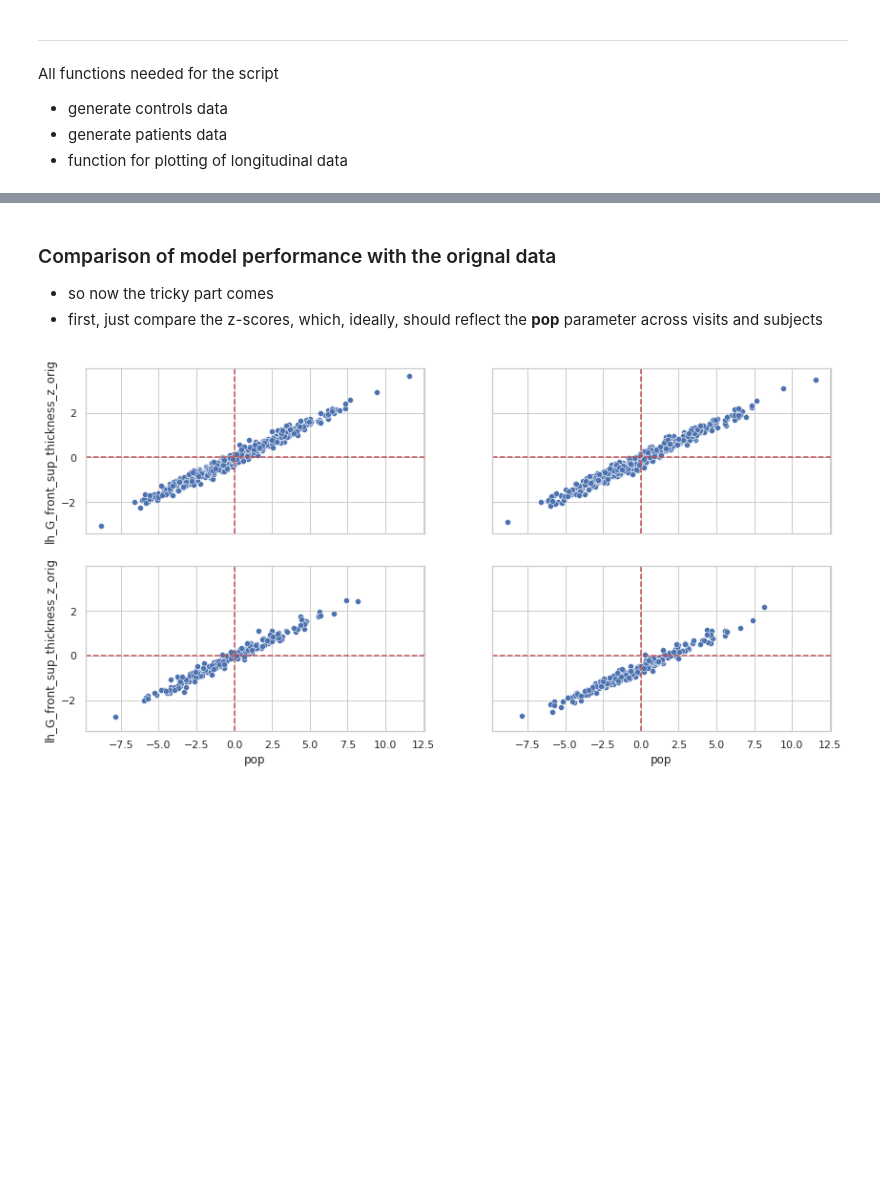
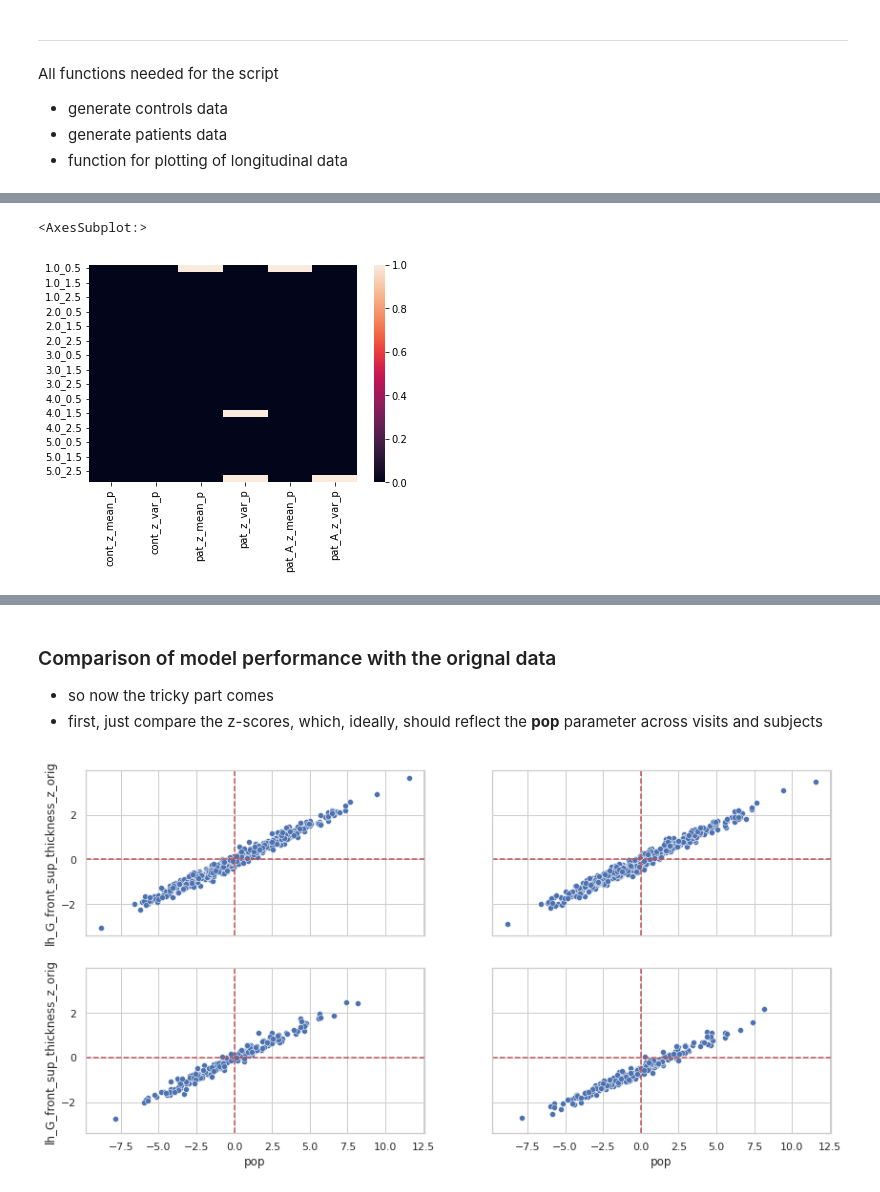
Before and after one commit to bbuckova/ESO_normative, a Jupyter notebook: simulation_sudy.ipynb, the cells around one changed output, grey strips where cells are left out. Saved outputs shown, nothing was run; the diff lists cells and outputs as text; code cells hidden in the pictures; blank space fills up the shorter version.

Commit message:
[simulations] simulation for only one age group added

```diff
--- a/simulation_sudy.ipynb
+++ b/simulation_sudy.ipynb
@@ -365,13 +429,14 @@ thick_idp = [i for i in idp_ids if 'thick' in i]
 
 # Takes the IDP to process as an input
 import sys
-random_idp_id = sys.argv[1]
+random_idp_id = 2
+age = 'all'
 print(random_idp_id)
 random_idp=thick_idp[int(random_idp_id)] # prints var1
 
 
 # create empty data array (3D) to store the results in
-data = np.zeros([len(np.arange(1, 5.5, 0.5)) * len(np.arange(0.5, 3.5, 0.5)), 10])
+data = np.zeros([len(np.arange(1, 6, 1)) * len(np.arange(0.5, 3.5, 0.5)), 14])
 
 ###
 # cycle is cancelled, this is going to be paralelized for effeciency
@@ -381,21 +446,26 @@ print(random_idp)
 # one random model - just trying to get some reasonable coeffitients
 model_path = os.path.join(models_dir,random_idp,'Models')
 
+# generate the template for the analysis
+v1_cont_temp, v2_cont_temp = generate_longitudinal_subjects_template(model_path, random_idp, simulations_dir, no_females = 100, age=age)
+v1_pat_temp, v2_pat_temp = generate_longitudinal_subjects_template(model_path, random_idp, simulations_dir, no_females = 20, age=age)
+
+
+# getting A variance based only on the covariates
+not_imp, not_imp2, v1_pat_temp['s2s'] = extract_orig_covariation(v1_pat_temp[['age','sex']], simulations_dir, random_idp, visit=1)
+not_imp, not_imp2, v2_pat_temp['s2s'] = extract_orig_covariation(v2_pat_temp[['age','sex']], simulations_dir, random_idp, visit=2)
+
 # to define row in the data
 irow = 0
-for ivar_population in np.arange(1, 5.5, 0.5):
+for ivar_population in np.arange(1, 6, 1):
     print(str(ivar_population))
     for ivar_noise in np.arange(0.5, 3.5, 0.5):
-
-        # generate the template for the analysis
-        v1_cont, v2_cont = generate_longitudinal_subjects_template(model_path, random_idp, simulations_dir, no_females = 1000)
-        v1_pat, v2_pat = generate_longitudinal_subjects_template(model_path, random_idp, simulations_dir, no_females = 100)
 
         ###
         # Generate controls and patients
         ###
-        v1_cont, v2_cont, s2_model = add_noise_to_subjects(v1_cont, v2_cont, model_path, random_idp, var_population = 1, var_noise = 0.5, effect='none', effect_size = 0, effect_var = 0, seed = irow)
-        v1_pat, v2_pat, s2_model = add_noise_to_subjects(v1_pat, v2_pat, model_path, random_idp, var_population = 1, var_noise = 0.5, effect='none', effect_size = 0, effect_var = 0, seed = irow)
+        v1_cont, v2_cont, s2_model = add_noise_to_subjects(v1_cont_temp, v2_cont_temp, model_path, random_idp, var_population = 1, var_noise = 0.5, effect='none', effect_size = 0, effect_var = 0, seed = irow)
+        v1_pat, v2_pat, s2_model = add_noise_to_subjects(v1_pat_temp, v2_pat_temp, model_path, random_idp, var_population = 1, var_noise = 0.5, effect='none', effect_size = 0, effect_var = 0, seed = irow)
 
         ###
         # potential effect - not now, only checking controls
@@ -413,6 +483,7 @@ for ivar_population in np.arange(1, 5.5, 0.5):
 
         nom = ((v2_pat[random_idp+'_y'] - v2_pat[random_idp+'_yhat']) - (v1_pat[random_idp+'_y'] - v1_pat[random_idp+'_yhat']))
         pat_z = nom/np.sqrt(cont_var)
+        pat_A_z = nom/np.sqrt(cont_var+v1_pat['s2s']*2+v2_pat['s2s']*2)
 
         # print into the dataframe
         data[irow, 0] = ivar_population
@@ -425,6 +496,10 @@ for ivar_population in np.arange(1, 5.5, 0.5):
         data[irow, 7] = ttest_1samp(pat_z, 0)[1]
         data[irow, 8] = pat_z.var()
         data[irow, 9] = var_test(pat_z.to_numpy(), 1)[0]
+        data[irow, 10] = pat_A_z.mean()
+        data[irow, 11] = ttest_1samp(pat_A_z, 0)[1]
+        data[irow, 12] = pat_A_z.var()
+        data[irow, 13] = var_test(pat_A_z.to_numpy(), 1)[0]
 
         irow += 1
         del v1_cont, v2_cont, v1_pat, v2_pat
@@ -436,5 +511,11 @@ for ivar_population in np.arange(1, 5.5, 0.5):
 
 
 
-data = pd.DataFrame(data, columns = ['var_pop', 'var_noise', 'cont_z_mean', 'cont_z_mean_p', 'cont_z_var', 'cont_z_var_p', 'pat_z_mean', 'pat_z_mean_p', 'pat_z_var', 'pat_z_var_p'])
-data.to_csv(os.path.join(simulations_dir, 'simulations_'+random_idp+'.csv'), sep=' ')
+data = pd.DataFrame(data, columns = ['var_pop', 'var_noise',
+                                    'cont_z_mean', 'cont_z_mean_p', 'cont_z_var', 'cont_z_var_p',
+                                    'pat_z_mean', 'pat_z_mean_p', 'pat_z_var', 'pat_z_var_p',
+                                    'pat_A_z_mean', 'pat_A_z_mean_p', 'pat_A_z_var', 'pat_A_z_var_p'])
+
+data.index = data['var_pop'].astype(str) + '_' + data['var_noise'].astype(str)
+
+data.to_csv(os.path.join(simulations_dir, 'simulations_'+random_idp+'_'+str(age)+'.csv'), sep=' ')
@@ -440,0 +542,5 @@ data.to_csv(os.path.join(simulations_dir, 'simulations_'+random_idp+'.csv'), sep
+# %%
+sns.heatmap(data[['cont_z_mean_p', 'cont_z_var_p', 'pat_z_mean_p', 'pat_z_var_p', 'pat_A_z_mean_p', 'pat_A_z_var_p']]<0.05)
+# %% [output]
+<AxesSubplot:>
+[figure, added]
```
Also changed, not shown: parts of 6 cells of this notebook, 1 other file.
